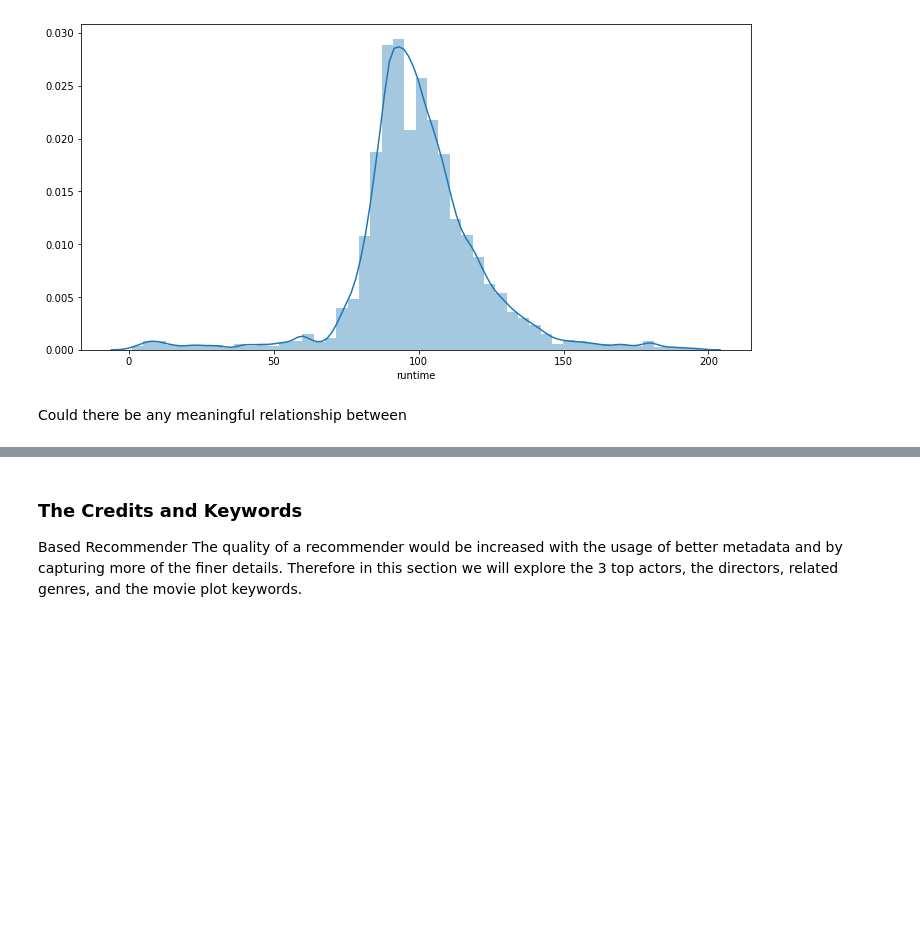
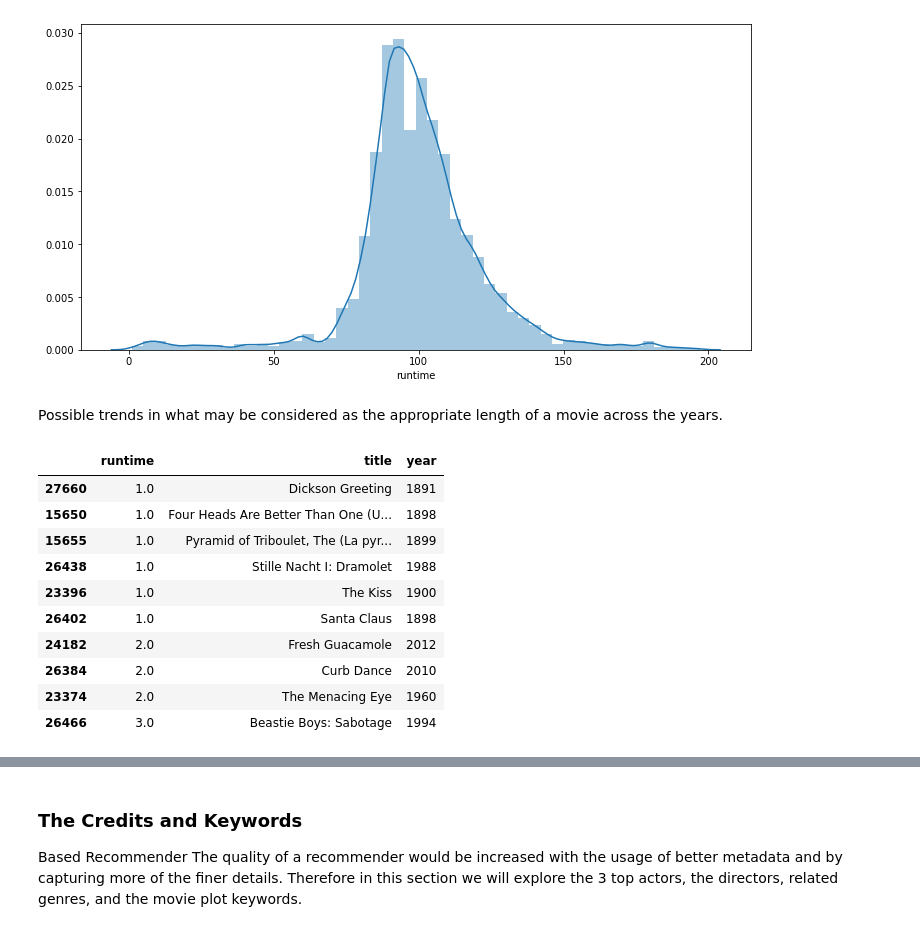
Before and after one commit to Ms-Noxolo/Team_EN3_Jozi, a Jupyter notebook: Noxolo_RecSys.ipynb, the cells around one changed output, grey strips where cells are left out. Drawn from its saved outputs; the diff is of its cells as text; code cells hidden in the pictures; blank space fills up the shorter version.

```diff
--- a/Noxolo_RecSys.ipynb
+++ b/Noxolo_RecSys.ipynb
@@ -362,5 +349,20 @@ sns.distplot(metadata[(metadata['runtime'] < 200) & (metadata['runtime'] > 0)]['
 # %% [output]
 <matplotlib.axes._subplots.AxesSubplot at 0x...>
 [figure]
-# %% [markdown]
-Could there be any meaningful relationship between
+# %% [markdown]
+Possible trends in what may be considered as the appropriate length of a movie across the years.
+# %%
+# Looking at the shortest Movies
+metadata[metadata['runtime'] > 0][['runtime', 'title', 'year']].sort_values('runtime').head(10)
+# %% [output]
+|  | runtime | title | year |
+| 27660 | 1.0 | Dickson Greeting | 1891 |
+| 15650 | 1.0 | Four Heads Are Better Than One (U... | 1898 |
+| 15655 | 1.0 | Pyramid of Triboulet, The (La pyr... | 1899 |
+| 26438 | 1.0 | Stille Nacht I: Dramolet | 1988 |
+| 23396 | 1.0 | The Kiss | 1900 |
+| 26402 | 1.0 | Santa Claus | 1898 |
+| 24182 | 2.0 | Fresh Guacamole | 2012 |
+| 26384 | 2.0 | Curb Dance | 2010 |
+| 23374 | 2.0 | The Menacing Eye | 1960 |
+| 26466 | 3.0 | Beastie Boys: Sabotage | 1994 |
```
Also changed, not shown: parts of 11 cells of this notebook.
